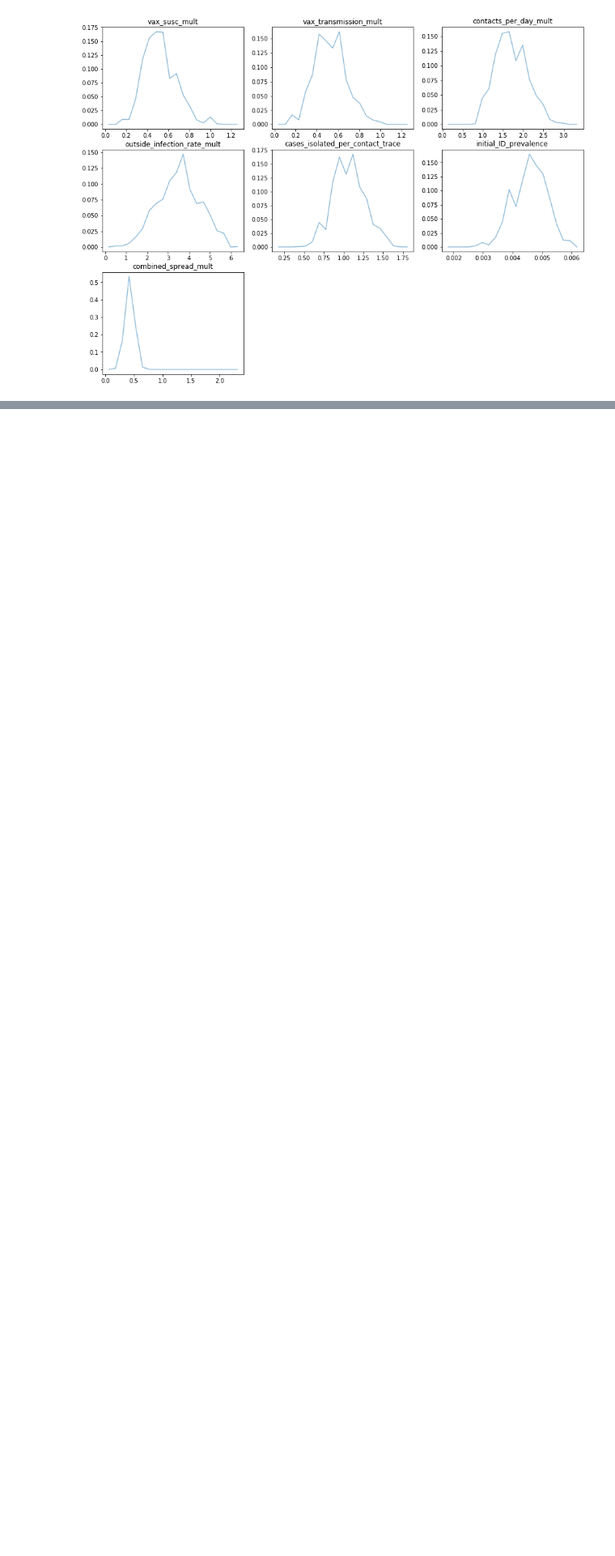
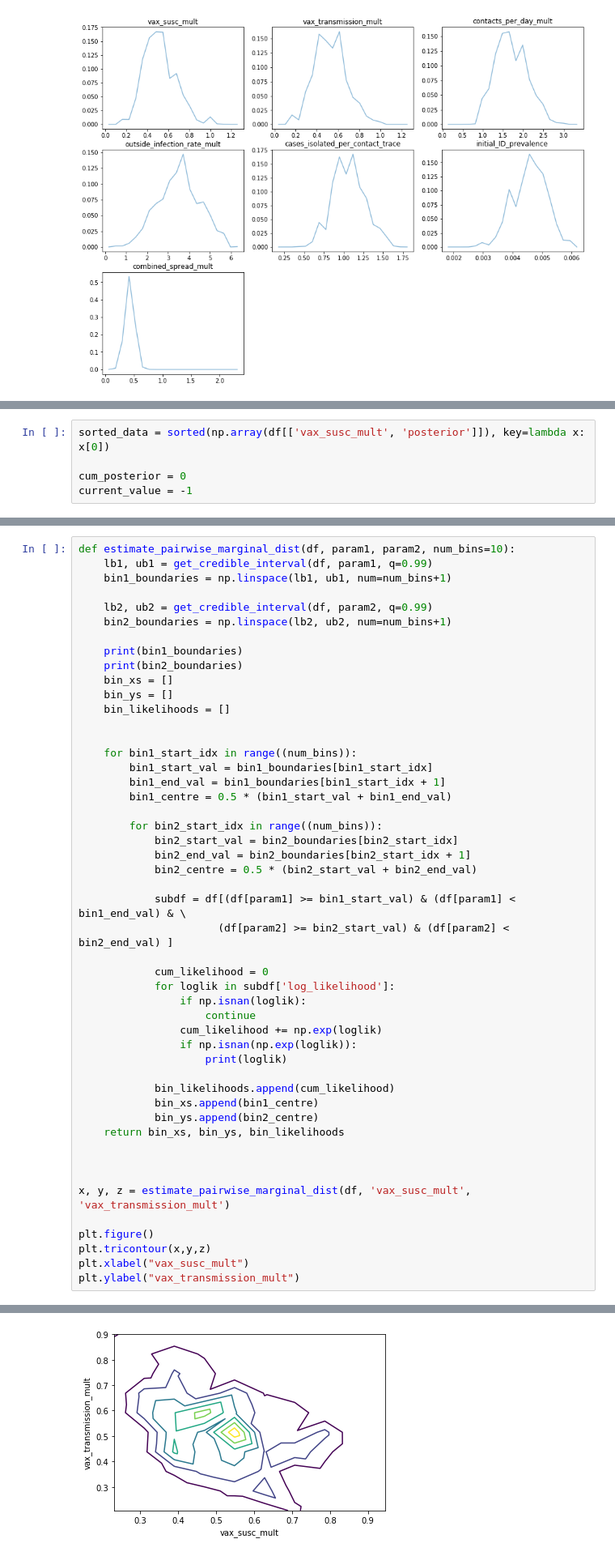
Before and after one commit to peter-i-frazier/group-testing, a Jupyter notebook: notebooks/vax_sims/fall_2021_data_analysis_v5_aggregate_only_student_trajectories.ipynb, the cells around one changed output, grey strips where cells are left out. Shown at 81% size. Saved outputs shown, nothing was run; the diff lists cells and outputs as text; blank space fills up the shorter version.

Commit message:
add code & figure-generating notebooks for the fall 2021 posterior analysis

```diff
--- a/notebooks/vax_sims/fall_2021_data_analysis_v5_aggregate_only_student_trajectories.ipynb
+++ b/notebooks/vax_sims/fall_2021_data_analysis_v5_aggregate_only_student_trajectories.ipynb
@@ -438,0 +399,5 @@ for idx, param in enumerate(UNCERTAINTY_PARAMS[:-2] + ['combined_spread_mult']):
+# %%
+sorted_data = sorted(np.array(df[['vax_susc_mult', 'posterior']]), key=lambda x: x[0])
+
+cum_posterior = 0
+current_value = -1
@@ -438,0 +431,50 @@ for idx, param in enumerate(UNCERTAINTY_PARAMS[:-2] + ['combined_spread_mult']):
+# %%
+def estimate_pairwise_marginal_dist(df, param1, param2, num_bins=10):
+    lb1, ub1 = get_credible_interval(df, param1, q=0.99)
+    bin1_boundaries = np.linspace(lb1, ub1, num=num_bins+1)
+
+    lb2, ub2 = get_credible_interval(df, param2, q=0.99)
+    bin2_boundaries = np.linspace(lb2, ub2, num=num_bins+1)
+
+    print(bin1_boundaries)
+    print(bin2_boundaries)
+    bin_xs = []
+    bin_ys = []
+    bin_likelihoods = []
+
+
+    for bin1_start_idx in range((num_bins)):
+        bin1_start_val = bin1_boundaries[bin1_start_idx]
+        bin1_end_val = bin1_boundaries[bin1_start_idx + 1]
+        bin1_centre = 0.5 * (bin1_start_val + bin1_end_val)
+
+        for bin2_start_idx in range((num_bins)):
+            bin2_start_val = bin2_boundaries[bin2_start_idx]
+            bin2_end_val = bin2_boundaries[bin2_start_idx + 1]
+            bin2_centre = 0.5 * (bin2_start_val + bin2_end_val)
+
+            subdf = df[(df[param1] >= bin1_start_val) & (df[param1] < bin1_end_val) & \
+                      (df[param2] >= bin2_start_val) & (df[param2] < bin2_end_val) ]
+
+            cum_likelihood = 0
+            for loglik in subdf['log_likelihood']:
+                if np.isnan(loglik):
+                    continue
+                cum_likelihood += np.exp(loglik)
+                if np.isnan(np.exp(loglik)):
+                    print(loglik)
+
+            bin_likelihoods.append(cum_likelihood)
+            bin_xs.append(bin1_centre)
+            bin_ys.append(bin2_centre)
+    return bin_xs, bin_ys, bin_likelihoods
+
+
+
+x, y, z = estimate_pairwise_marginal_dist(df, 'vax_susc_mult', 'vax_transmission_mult')
+
+plt.figure()
+plt.tricontour(x,y,z)
+plt.xlabel("vax_susc_mult")
+plt.ylabel("vax_transmission_mult")
+# %% [output]
@@ -438,0 +486 @@ for idx, param in enumerate(UNCERTAINTY_PARAMS[:-2] + ['combined_spread_mult']):
+[figure, added]
```
Also changed, not shown: parts of 7 cells of this notebook, 6 other files.
